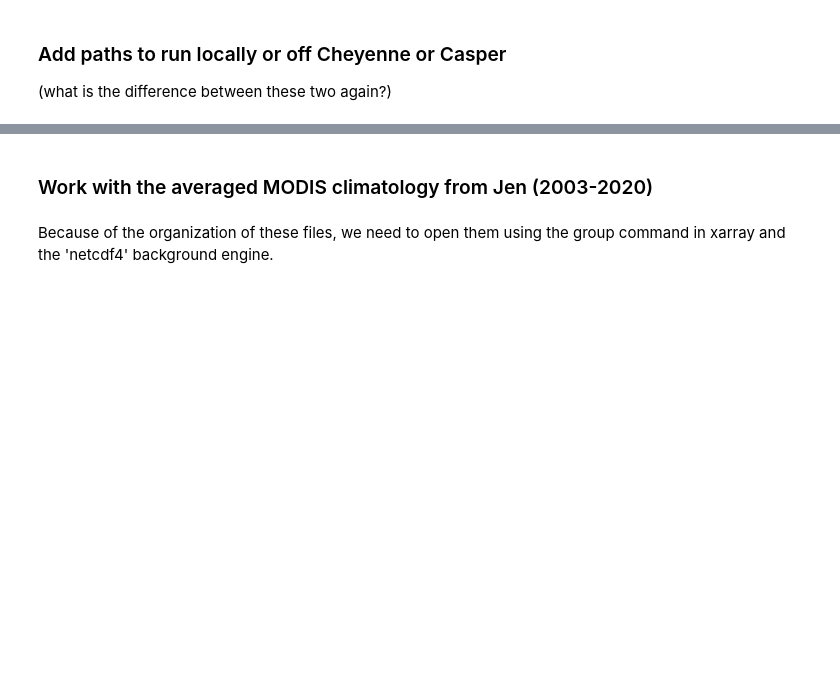
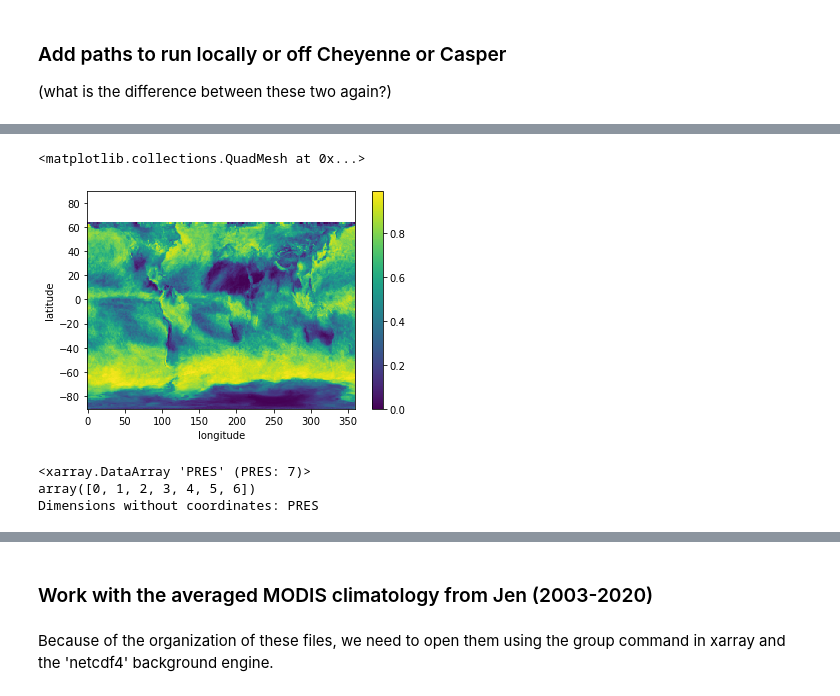
Before and after one commit to jshaw35/CESM2_analysis, a Jupyter notebook: CESM2_COSP/modis_proc_new.ipynb, the cells around one changed output, grey strips where cells are left out. Saved outputs shown, nothing was run; the diff lists cells and outputs as text; code cells hidden in the pictures; blank space fills up the shorter version.

```diff
--- a/CESM2_COSP/modis_proc_new.ipynb
+++ b/CESM2_COSP/modis_proc_new.ipynb
@@ -38,0 +335,11 @@ from interp_functions import *
+# %%
+test.sum(dim=['PRES','COT']).where(test['cloud_mask']).plot()
+# %% [output]
+<matplotlib.collections.QuadMesh at 0x...>
+[figure, added]
+# %%
+test.PRES
+# %% [output]
+<xarray.DataArray 'PRES' (PRES: 7)>
+array([0, 1, 2, 3, 4, 5, 6])
+Dimensions without coordinates: PRES
```
Also changed, not shown: parts of 57 cells of this notebook, 1 other file.
